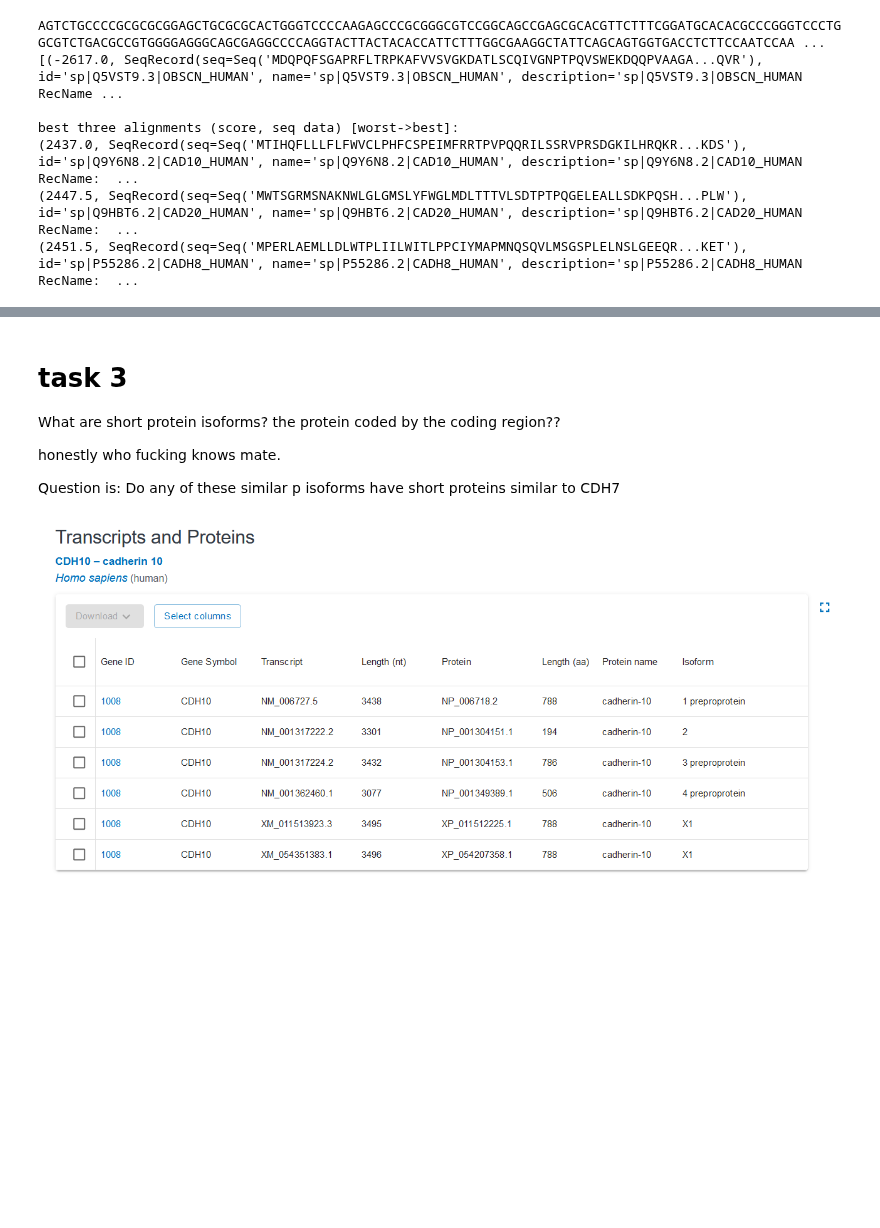
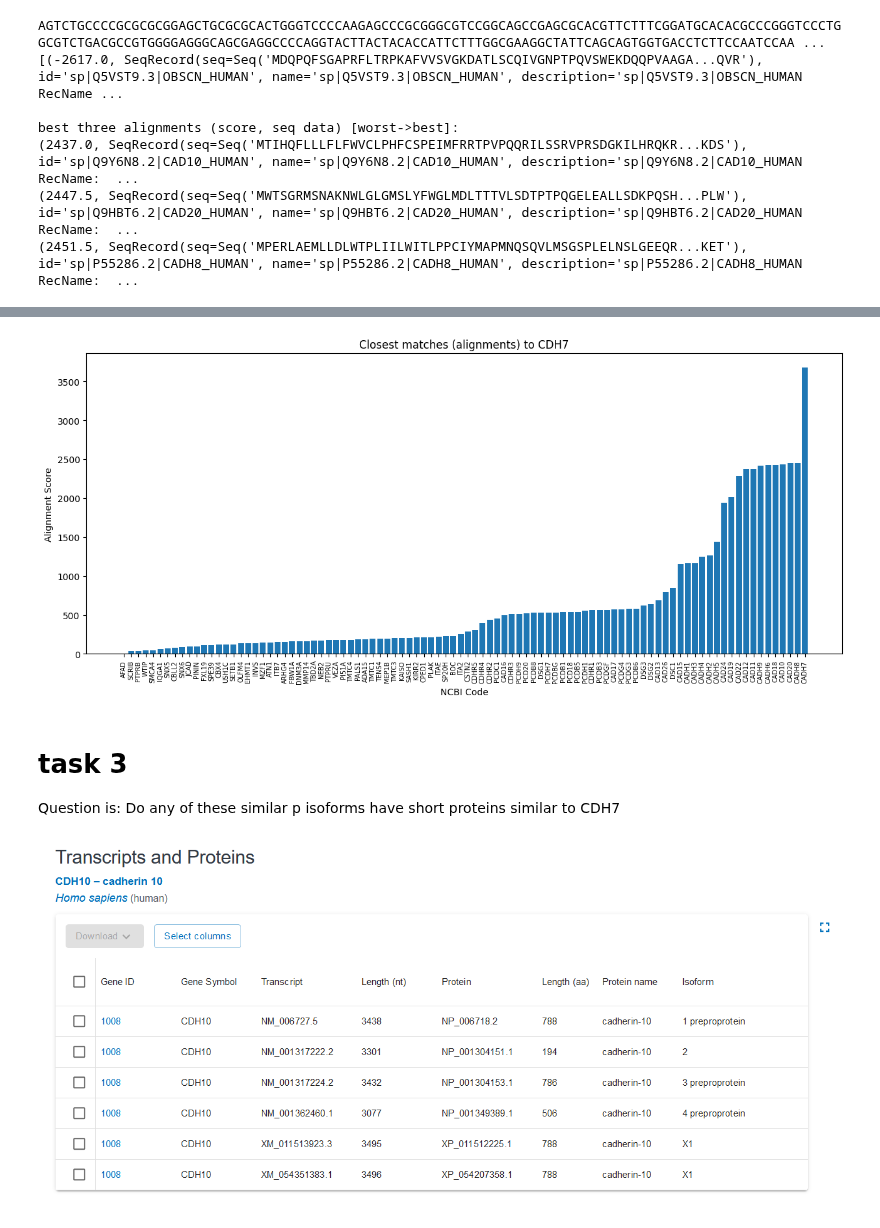
Before and after one commit to arbezy/bioinf-cw1, a Jupyter notebook: bioinf-cw1-part3.ipynb, the cells around one changed output, grey strips where cells are left out. Drawn from its saved outputs; the diff is of its cells as text; code cells hidden in the pictures; blank space fills up the shorter version.

```diff
--- a/bioinf-cw1-part3.ipynb
+++ b/bioinf-cw1-part3.ipynb
@@ -97,7 +97,7 @@ Found on NCBI ConservedDomain search (CD-Search):
 # task 2
 # %%
 # getting cadherin protein IDs
-handle = Entrez.esearch(db='Protein',term="cadherin[All Fields] AND Homo sapiens[porgn] AND swissprot[filter]",retmax=118,idtype='acc')
+handle = Entrez.esearch(db='Protein',term="cadherin[All Fields] AND Homo sapiens[porgn] AND swissprot[filter]",retmax=117,idtype='acc')
 record = Entrez.read(handle)
 handle.close()
 
@@ -163,10 +164,32 @@ MPERLAEMLLDLWTPLIILWITLPPCIYMAPMNQSQVLMSGSPLELNSLGEEQRILNRSKRGWVWNQMFVLEEFSGPEPI
+# %%
+from matplotlib import pyplot as plt
+
+# I LOVE FUNCTIONAL PROGRAMMING
+
+cad_ids = list(map(lambda x: x[1].id.split('|')[-1].split('_')[0], a_scores))
+cad_scores = list(map(lambda x: x[0], a_scores))
+
+cad_scores = list(filter(lambda x: x > 0, cad_scores))
+cad_ids = cad_ids[len(cad_ids)-len(cad_scores):]
+
+plt.figure(figsize=(15, 6))
+
+plt.bar(cad_ids, cad_scores)
+
+plt.xticks(rotation=90, fontsize=7)  # Rotate text 90 degrees and set font size to 7
+
+
+# Add labels and title
+plt.xlabel('NCBI Code')
+plt.ylabel('Alignment Score')
+plt.title('Closest matches (alignments) to CDH7')
+
+# Display the plot
+plt.show()
+# %% [output]
+[figure, added]
 # %% [markdown]
 # task 3
-
-What are short protein isoforms? the protein coded by the coding region??
-
-honestly who fucking knows mate.
-
 Question is: Do any of these similar p isoforms have short proteins similar to CDH7
 # %%
 # CDH10 ID: Q9Y6N8.2
```
Also changed, not shown: parts of 1 cell of this notebook, 2 other files.
